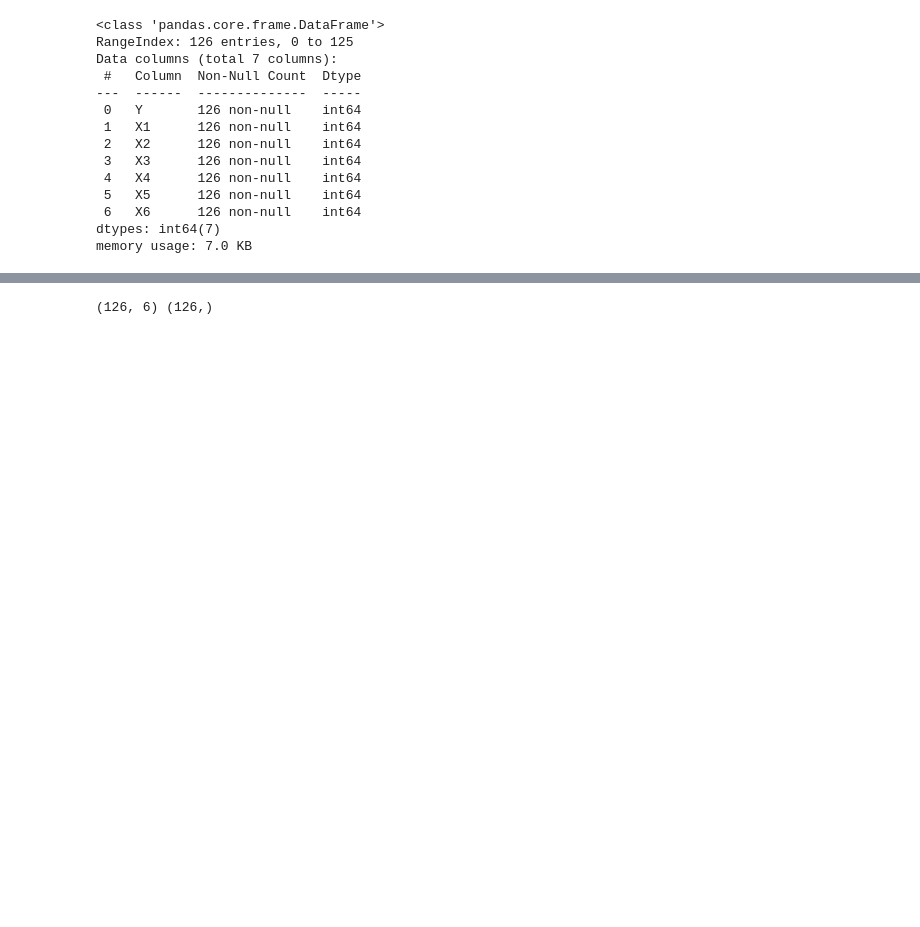
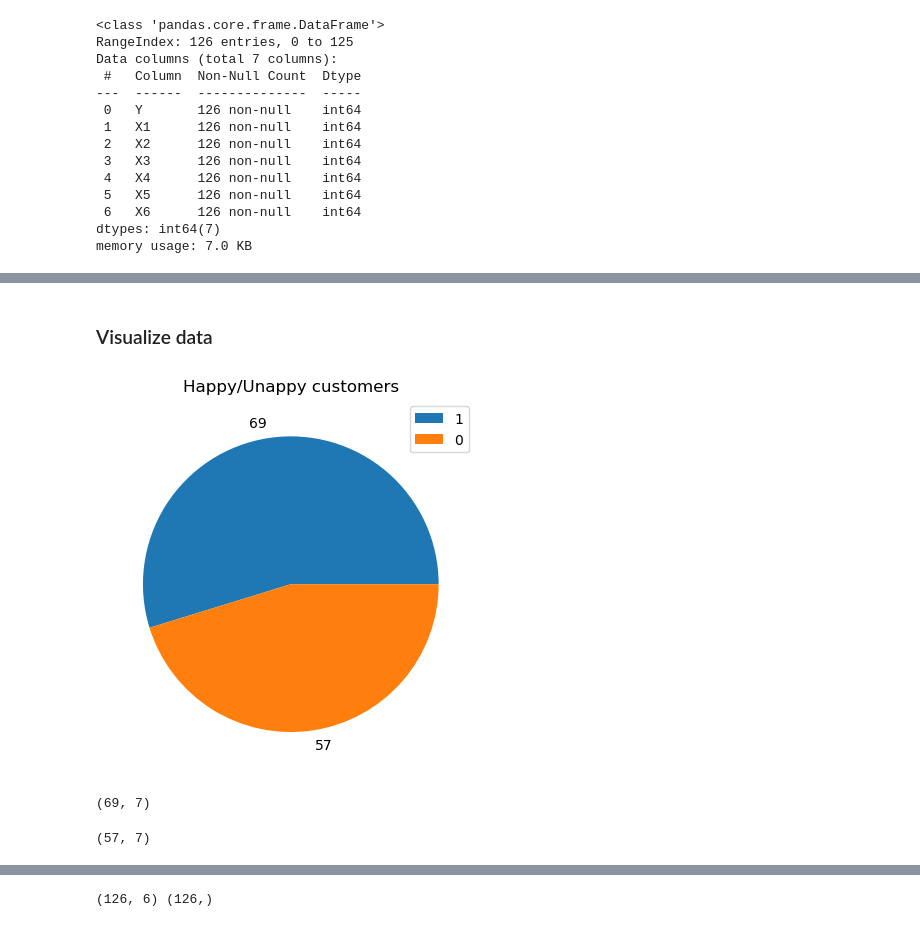
Before and after one commit to chiara89/mFi8znFt4ZE6Spwv, a Jupyter notebook: happyCustomerModel.ipynb, the cells around one changed output, grey strips where cells are left out. Cells and saved outputs as stored; diff of their text form; code cells hidden in the pictures; blank space fills up the shorter version.

Commit message:
Data features graph

```diff
--- a/happyCustomerModel.ipynb
+++ b/happyCustomerModel.ipynb
@@ -27,8 +30,6 @@ print(df)
 125  0   5   3   2   5   5   5
 
 [126 rows x 7 columns]
-# %%
-df.dropna(axis=0,inplace=True)
 # %%
 print(df)
 # %% [output]
@@ -77,0 +109,21 @@ memory usage: 7.0 KB
+# %% [markdown]
+### Visualize data
+# %%
+fig, ax = plt.subplots()
+happy_counts = df['Y'].value_counts()
+ax.pie(happy_counts, labels=happy_counts)
+ax.set_title('Happy/Unappy customers')
+ax.legend(happy_counts.keys().tolist())
+fig.show()
+# %% [output]
+[figure, added]
+# %%
+df_happy = df[df.Y==1]
+df_happy.shape
+# %% [output]
+(69, 7)
+# %%
+df_nothappy = df[df.Y==0]
+df_nothappy.shape
+# %% [output]
+(57, 7)
```
Also changed, not shown: parts of 19 cells of this notebook.
